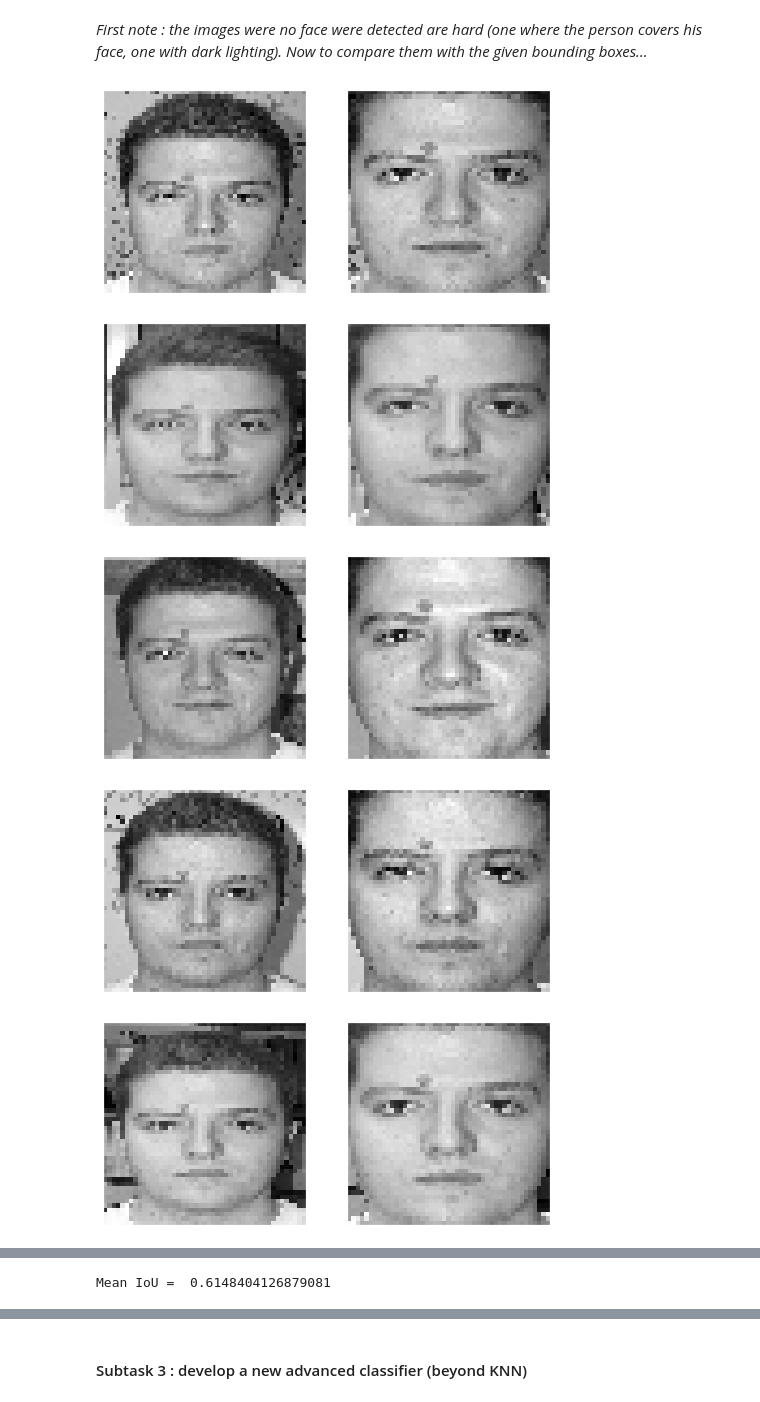
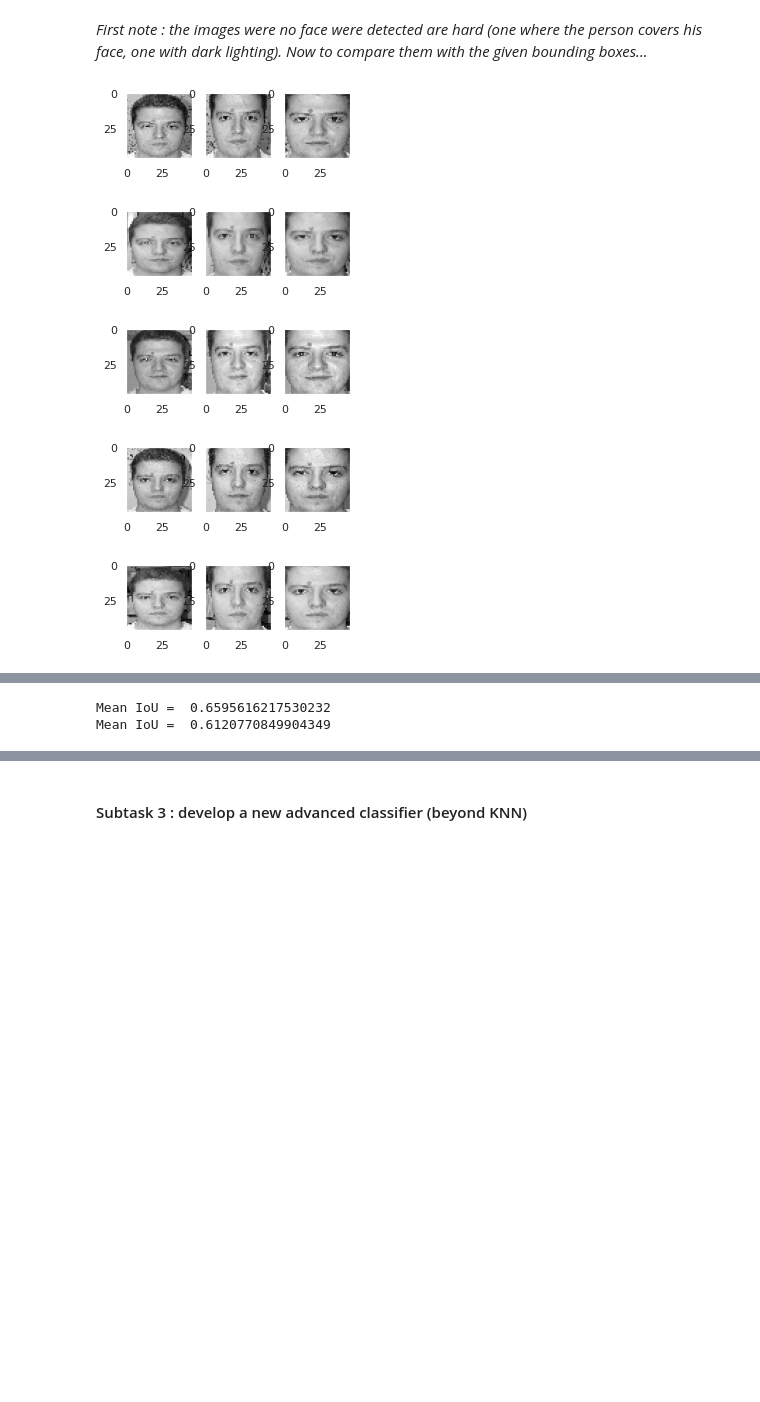
Before and after one commit to BrunoVandekerkhove/biometric-systems, a Jupyter notebook: face_recognition/facial_recognition.ipynb, the cells around one changed output, grey strips where cells are left out. Cells and saved outputs as stored; diff of their text form; code cells hidden in the pictures; blank space fills up the shorter version.

Commit message:
Generalised code face detection

```diff
--- a/face_recognition/facial_recognition.ipynb
+++ b/face_recognition/facial_recognition.ipynb
@@ -1060,52 +1083,55 @@ Did not find exactly one face in image at path :  CalTechFacesDirs/person_017/im
 # %%
 # Compare with bounding boxes in mat file
 import scipy.io
 mat = scipy.io.loadmat('CalTechFacesDirs/ImageData.mat')
 ground_truth = mat['SubDir_Data']
 #print(mat['SubDir_Data'].shape)
 #print(mat['SubDir_Data'][7])
 
 # Calculate mIOU
 center_plots()
 from sklearn.metrics import jaccard_similarity_score
 import re
 img_shape = data['images'][0].shape[:2]
 ious = []
-stems = [int(re.findall('\d*\.?\d+', p.stem)[0]) for p in imagePaths]
+stems_idx = [int(re.findall('\d*\.?\d+', p.stem)[0]) for p in imagePaths]
 cap = 10
-for i in tqdm_notebook(range(len(faces_nn['boxes']))):
-  image = data['images'][faces_nn['original_indices'][i]]
-  # nn mask
-  (x,y,w,h) = faces_nn['boxes'][i]
-  idx = faces_nn['indices'][i]
-  mask_nn = np.zeros(img_shape, np.uint8)
-  mask_nn[y:y+h,x:x+w] = 1
-  if i < cap:
-    face_nn = cv2.resize(image.copy()[y:y+h, x:x+w], face_size)
-  # ground truth mask
+considered_models = [faces, faces_nn]
+for original_idx in range(len(data['images'])):
+  image = data['images'][original_idx]
+  # get extracted faces from models
+  extracted_faces, extracted_masks = [], []
+  for faces_bunch in considered_models:
+    possible_idx = np.argwhere(faces_bunch.original_indices == original_idx)
+    idx = possible_idx[0][0] if possible_idx.shape[0] > 0 else -1
+    if idx >=0:
+      (x,y,w,h) = faces_bunch.boxes[idx]
+      mask = np.zeros(img_shape, np.uint8)
+      mask[y:y+h,x:x+w] = 1
+      extracted_faces.append(cv2.resize(image.copy()[y:y+h, x:x+w], face_size))
+      extracted_masks.append(mask)
+    else:
+      extracted_faces.append([])
+      extracted_masks.append(np.asarray([]))
+  # get ground truth extracted face
+  ends = ground_truth[0:8,stems_idx[original_idx]-1]
+  (x,y,w,h) = (int(ends[0]),int(ends[3]),int(abs(ends[4]-ends[0])), int(abs(ends[3]-ends[1])))
   mask_truth = np.zeros(img_shape, np.uint8)
-  ends = ground_truth[0:8,idx-1]
-  (x,y,w,h) = (int(ends[0]),int(ends[3]),int(abs(ends[4]-ends[0])), int(abs(ends[3]-ends[1])))
   mask_truth[y:y+h,x:x+w] = 1
-  if i < cap:
-    face_truth = cv2.resize(image.copy()[y:y+h, x:x+w], face_size)
   # iou
-  iou = jaccard_similarity_score(mask_nn, mask_truth)
-  ious.append(iou)
+  ious.append([jaccard_similarity_score(mask, mask_truth) if mask.shape[0] > 0 else 0 for mask in extracted_masks])
   # visualise
-  if i < cap:
-    fig, ax = plt.subplots(nrows=1,ncols=2,figsize=(8,8))
-    ax[0].imshow(face_truth, cmap='gray')
-    ax[1].imshow(face_nn, cmap='gray')
-    ax[0].get_xaxis().set_visible(False)
-    ax[0].get_yaxis().set_visible(False)
-    ax[1].get_xaxis().set_visible(False)
-    ax[1].get_yaxis().set_visible(False)
+  if original_idx < cap:
+    fig, ax = plt.subplots(nrows=1, ncols=1+len(considered_models), figsize=(4,4))
+    ax[0].imshow(cv2.resize(image.copy()[y:y+h, x:x+w], face_size), cmap='gray')
+    for i in range(len(extracted_faces)):
+      ax[1+i].imshow(extracted_faces[i], cmap='gray')
     plt.show()
-print('Mean IoU = ', np.mean(ious))
+for mIoU in np.mean(ious, axis=0):
+  print('Mean IoU = ', mIoU)
 # %% [output]
-[figure, old version]
+[figure, new version]
-[figure, old version]
+[figure, new version]
-[figure, old version]
+[figure, new version]
-[figure, old version]
+[figure, new version]
-[figure, old version]
+[figure, new version]
@@ -1117 +1143,2 @@ print('Mean IoU = ', np.mean(ious))
-Mean IoU =  0.6148404126879081
+Mean IoU =  0.6595616217530232
+Mean IoU =  0.6120770849904349
```
Also changed, not shown: parts of 8 cells of this notebook.
